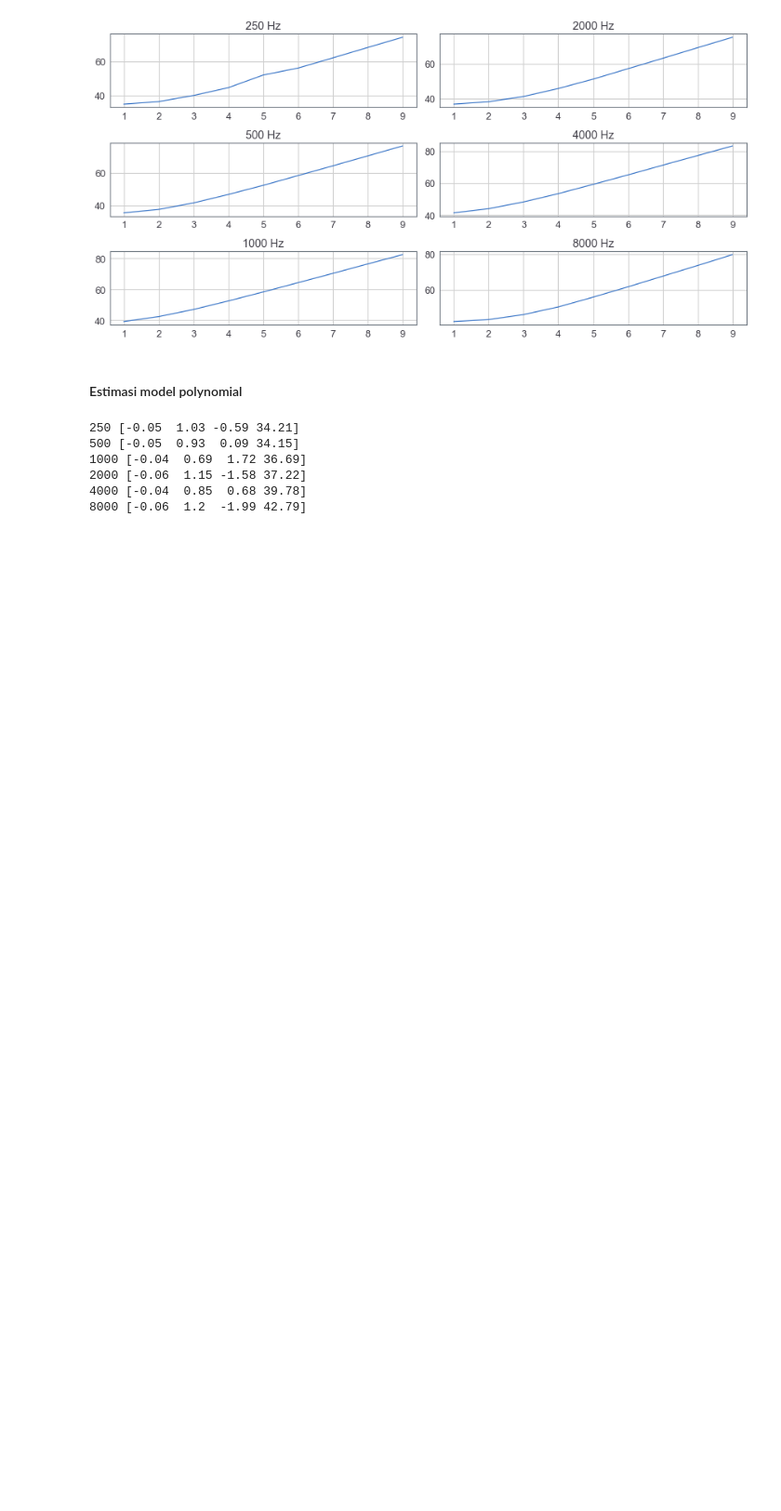
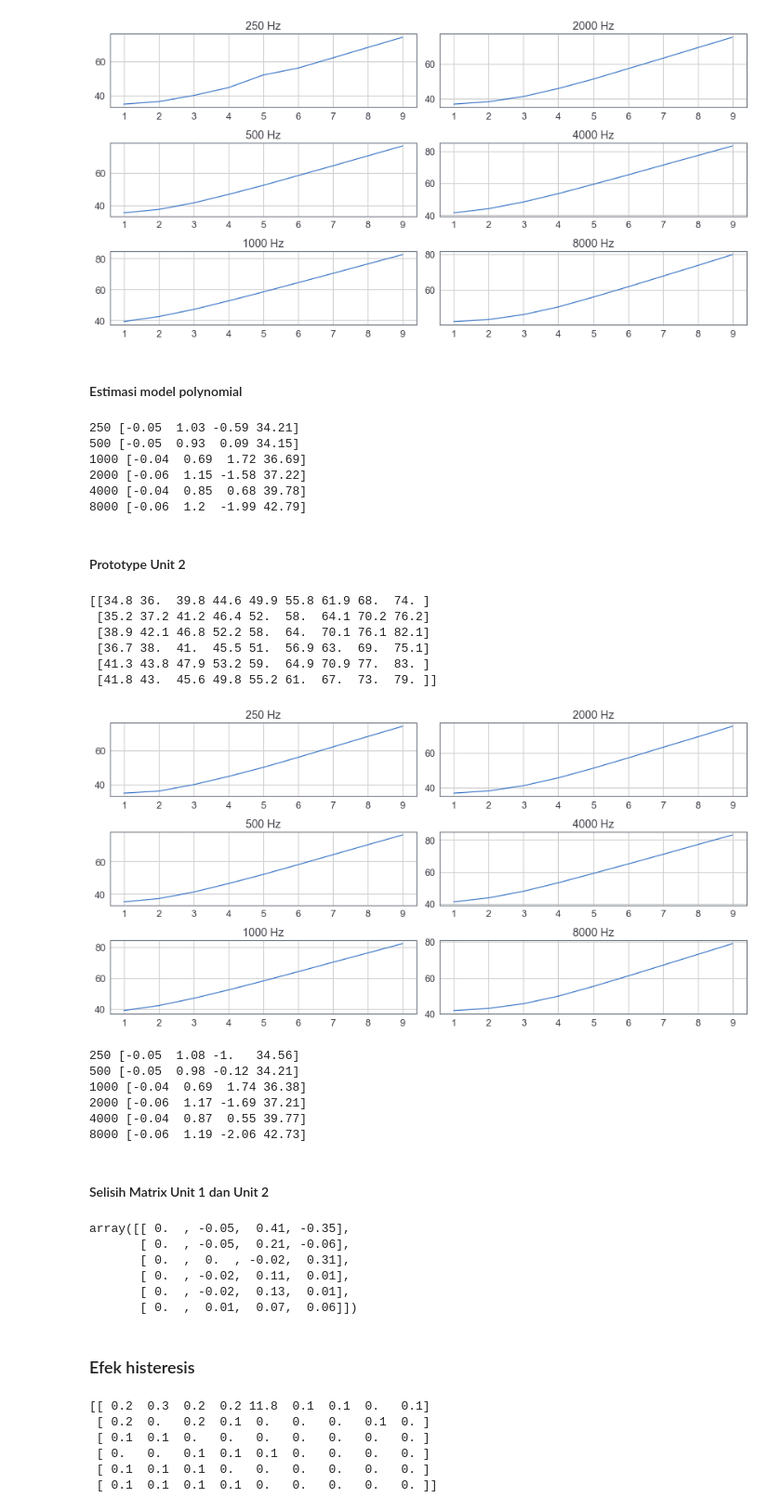
Before and after one commit to VibrasticLab/pikoakustik, a Jupyter notebook: document/hasil_ukur_lanjutan/python/ITBDataProcess.ipynb, the cells around one changed output. Shown: that part at 93% size. Saved outputs shown, nothing was run; the diff lists cells and outputs as text; code cells hidden in the pictures; blank space fills up the shorter version.

```diff
--- a/document/hasil_ukur_lanjutan/python/ITBDataProcess.ipynb
+++ b/document/hasil_ukur_lanjutan/python/ITBDataProcess.ipynb
@@ -255,3 +272,62 @@ bose_u1 = FreqEstim(avg_bose_u1)
 2000 [-0.06  1.15 -1.58 37.22]
 4000 [-0.04  0.85  0.68 39.78]
 8000 [-0.06  1.2  -1.99 42.79]
+# %% [markdown]
+#### Prototype Unit 2
+# %%
+avg_bose_u2_up = (Array3Avg(datpol.Day1_Bose2_Up) +
+                  Array3Avg(datpol.Day2_Bose2_Up) +
+                  Array3Avg(datpol.Day3_Bose2_Up))/3
+avg_bose_u2_up = np.around(avg_bose_u2_up,1)
+
+avg_bose_u2_down = (Array3Avg(datpol.Day1_Bose2_Down) +
+                    Array3Avg(datpol.Day2_Bose2_Down) +
+                    Array3Avg(datpol.Day3_Bose2_Down))/3
+avg_bose_u2_down = np.around(avg_bose_u2_down,1)
+
+avg_bose_u2 = (avg_bose_u2_up + avg_bose_u2_down[:,::-1])/2
+avg_bose_u2 = np.around(avg_bose_u2,1)
+print(avg_bose_u2)
+# %% [output]
+[[34.8 36.  39.8 44.6 49.9 55.8 61.9 68.  74. ]
+ [35.2 37.2 41.2 46.4 52.  58.  64.1 70.2 76.2]
+ [38.9 42.1 46.8 52.2 58.  64.  70.1 76.1 82.1]
+ [36.7 38.  41.  45.5 51.  56.9 63.  69.  75.1]
+ [41.3 43.8 47.9 53.2 59.  64.9 70.9 77.  83. ]
+ [41.8 43.  45.6 49.8 55.2 61.  67.  73.  79. ]]
+# %%
+PlotSPLEachFreq(avg_bose_u2, "Prototype B")
+# %% [output]
+[figure, added]
+# %%
+bose_u2 = FreqEstim(avg_bose_u2)
+# %% [output]
+250 [-0.05  1.08 -1.   34.56]
+500 [-0.05  0.98 -0.12 34.21]
+1000 [-0.04  0.69  1.74 36.38]
+2000 [-0.06  1.17 -1.69 37.21]
+4000 [-0.04  0.87  0.55 39.77]
+8000 [-0.06  1.19 -2.06 42.73]
+# %% [markdown]
+#### Selisih Matrix Unit 1 dan Unit 2
+# %%
+bose_u1 - bose_u2
+# %% [output]
+array([[ 0.  , -0.05,  0.41, -0.35],
+       [ 0.  , -0.05,  0.21, -0.06],
+       [ 0.  ,  0.  , -0.02,  0.31],
+       [ 0.  , -0.02,  0.11,  0.01],
+       [ 0.  , -0.02,  0.13,  0.01],
+       [ 0.  ,  0.01,  0.07,  0.06]])
+# %% [markdown]
+### Efek histeresis
+# %%
+stdev_u1_d1 = HistCalc(datpol.Day1_Bose1_Up,datpol.Day1_Bose1_Down)
+print(stdev_u1_d1)
+# %% [output]
+[[ 0.2  0.3  0.2  0.2 11.8  0.1  0.1  0.   0.1]
+ [ 0.2  0.   0.2  0.1  0.   0.   0.   0.1  0. ]
+ [ 0.1  0.1  0.   0.   0.   0.   0.   0.   0. ]
+ [ 0.   0.   0.1  0.1  0.1  0.   0.   0.   0. ]
+ [ 0.1  0.1  0.1  0.   0.   0.   0.   0.   0. ]
+ [ 0.1  0.1  0.1  0.1  0.   0.   0.   0.   0. ]]
```
Also changed, not shown: parts of 8 cells of this notebook, 3 other files.
